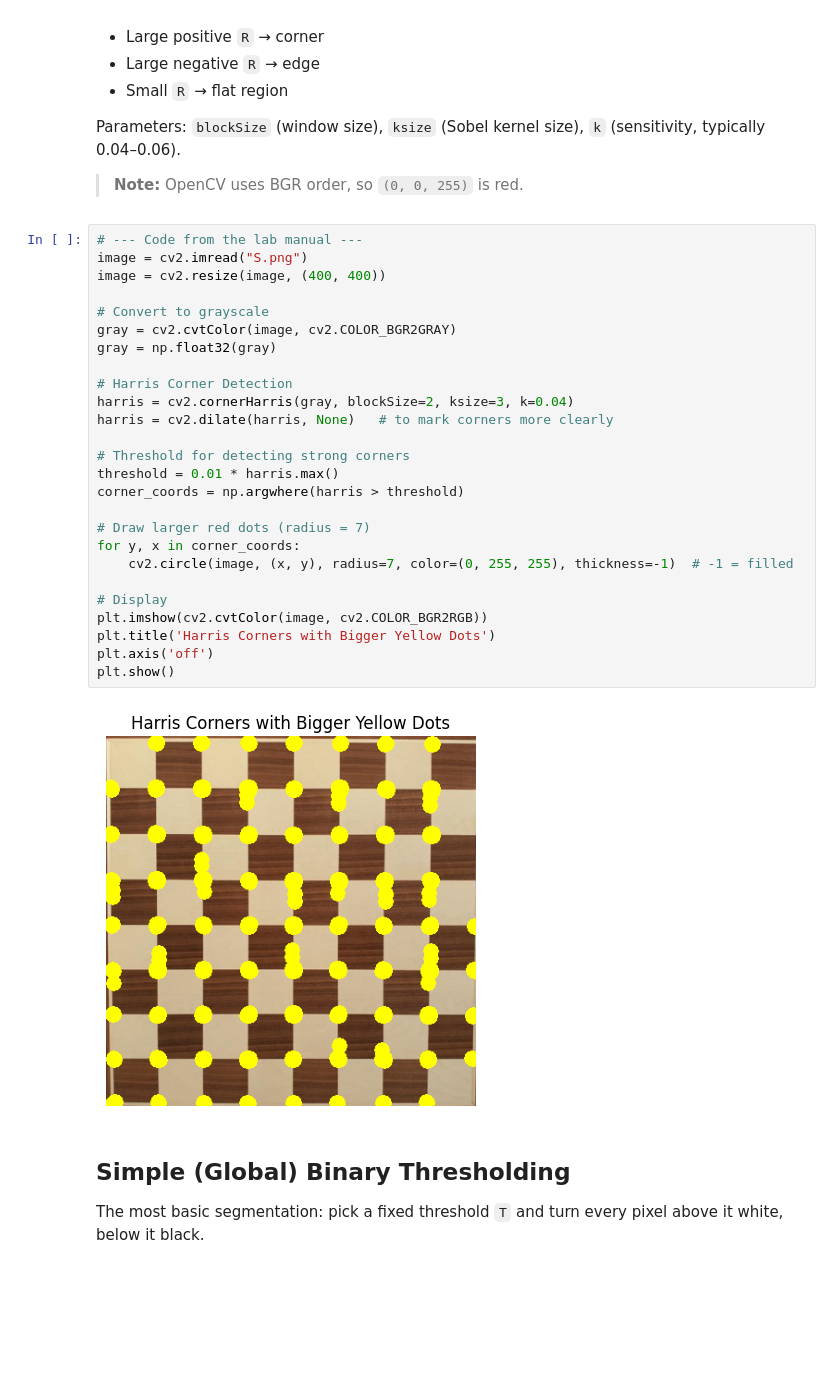
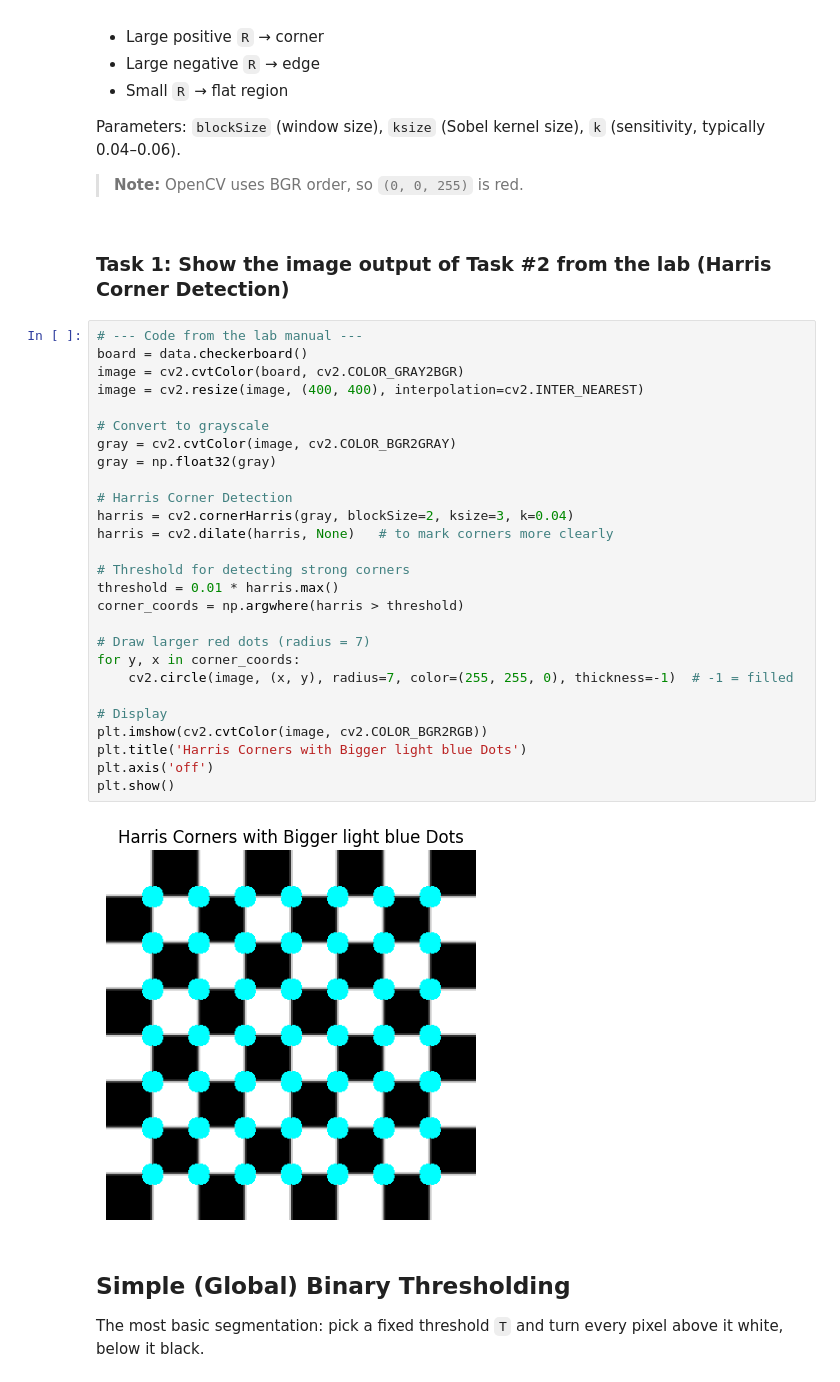
Before and after one commit to Sarah-1213/07-Image-Segmentation-and-Feature-Extraction, a Jupyter notebook: Lab7_Image_Segmentation_Feature_Extraction_executed.ipynb, the cells around one changed output. Saved outputs shown, nothing was run; the diff lists cells and outputs as text; blank space fills up the shorter version.

Commit message:
Updated Lab 7 with Task 1 and Task 2

```diff
--- a/Lab7_Image_Segmentation_Feature_Extraction_executed.ipynb
+++ b/Lab7_Image_Segmentation_Feature_Extraction_executed.ipynb
@@ -46,34 +46,37 @@ A **corner** is a point where the image changes in *two* different directions
 Parameters: `blockSize` (window size), `ksize` (Sobel kernel size), `k` (sensitivity, typically 0.04–0.06).
 
 > **Note:** OpenCV uses BGR order, so `(0, 0, 255)` is red.
+# %% [markdown]
+### Task 1: Show the image output of Task #2 from the lab (Harris Corner Detection)
 # %%
 # --- Code from the lab manual ---
-image = cv2.imread("S.png")
-image = cv2.resize(image, (400, 400))
+board = data.checkerboard()
+image = cv2.cvtColor(board, cv2.COLOR_GRAY2BGR)
+image = cv2.resize(image, (400, 400), interpolation=cv2.INTER_NEAREST)
 
 # Convert to grayscale
 gray = cv2.cvtColor(image, cv2.COLOR_BGR2GRAY)
 gray = np.float32(gray)
 
 # Harris Corner Detection
 harris = cv2.cornerHarris(gray, blockSize=2, ksize=3, k=0.04)
 harris = cv2.dilate(harris, None)   # to mark corners more clearly
 
 # Threshold for detecting strong corners
 threshold = 0.01 * harris.max()
 corner_coords = np.argwhere(harris > threshold)
 
 # Draw larger red dots (radius = 7)
 for y, x in corner_coords:
-    cv2.circle(image, (x, y), radius=7, color=(0, 255, 255), thickness=-1)  # -1 = filled
+    cv2.circle(image, (x, y), radius=7, color=(255, 255, 0), thickness=-1)  # -1 = filled
 
 # Display
 plt.imshow(cv2.cvtColor(image, cv2.COLOR_BGR2RGB))
-plt.title('Harris Corners with Bigger Yellow Dots')
+plt.title('Harris Corners with Bigger light blue Dots')
 plt.axis('off')
 plt.show()
 # %% [output]
-[figure, old version]
+[figure, new version]
 # %% [markdown]
 ## Simple (Global) Binary Thresholding
 The most basic segmentation: pick a fixed threshold `T` and turn every pixel above it white, below it black.
```
Also changed, not shown: parts of 1 cell of this notebook.
